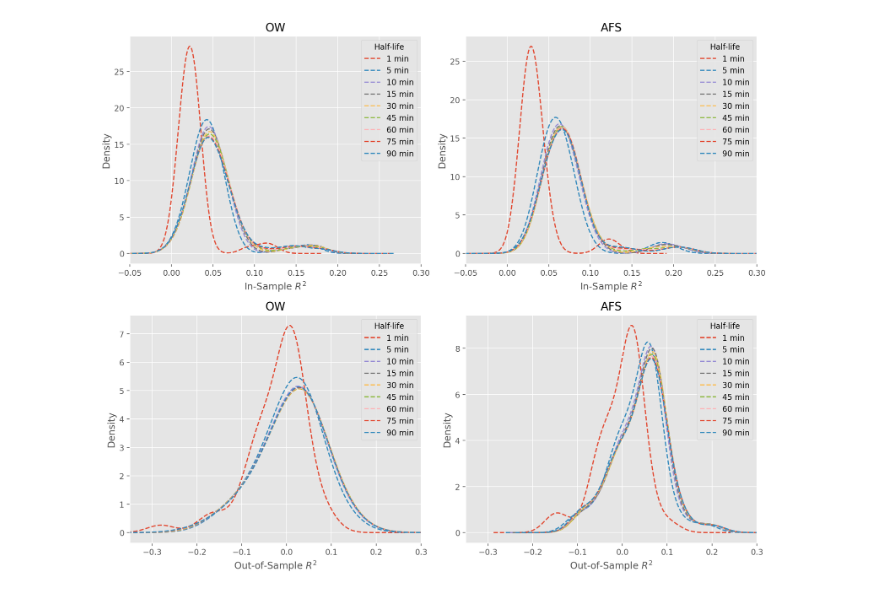
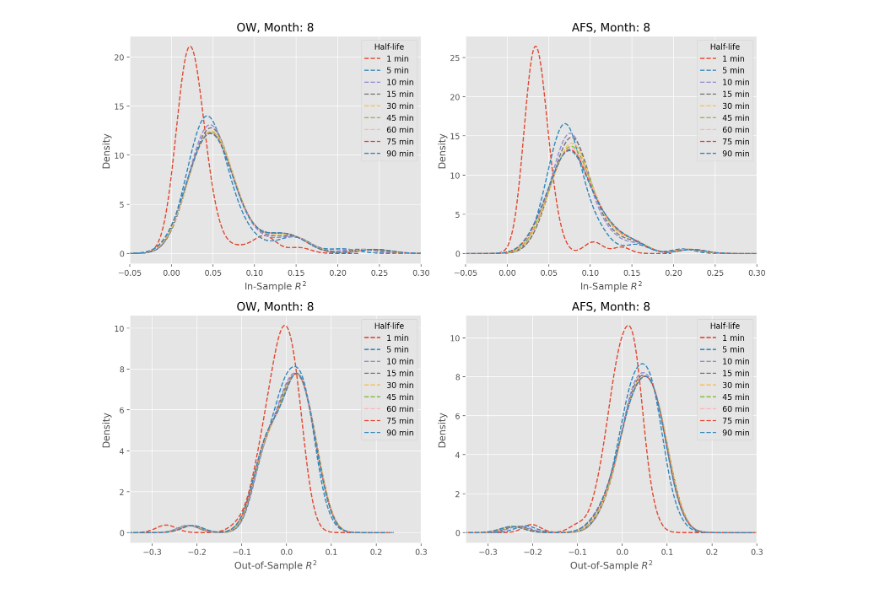
Before and after one commit to kelvin386/QuantTradingProject, a Jupyter notebook: Impact_model_comparisons.ipynb, the cells around one changed output. Cells and saved outputs as stored; diff of their text form; code cells hidden in the pictures.

```diff
--- a/Impact_model_comparisons.ipynb
+++ b/Impact_model_comparisons.ipynb
@@ -7,49 +7,50 @@ plt.style.use('ggplot')
 # retina
 %config InlineBackend.figure_format = 'retina'
 # %%
+in_sample_month = 8
 # read ow_rsq_table, afs_rsq_table, ow_summary, afs_summary
-with open("./impact_model_summary/ow_rsq_table.pkl", 'rb') as f:
+with open("./impact_model_summary/ow_rsq_table_" + str(in_sample_month) +".pkl", 'rb') as f:
     ow_rsq_table = pickle.load(f)
-with open("./impact_model_summary/ow_summary.pkl", 'rb') as f:
+with open("./impact_model_summary/ow_summary_" + str(in_sample_month) +".pkl", 'rb') as f:
     ow_summary = pickle.load(f)
-with open("./impact_model_summary/afs_rsq_table.pkl", 'rb') as f:
+with open("./impact_model_summary/afs_rsq_table_" + str(in_sample_month) +".pkl", 'rb') as f:
     afs_rsq_table = pickle.load(f)
-with open("./impact_model_summary/afs_summary.pkl", 'rb') as f:
+with open("./impact_model_summary/afs_summary_" + str(in_sample_month) +".pkl", 'rb') as f:
     afs_summary = pickle.load(f)
 # %%
 fig, ax = plt.subplots(2, 2, figsize=(12,10))
 xlim = (0, 0.3)
 # ow
 rsq_table = ow_rsq_table
 half_life_list = rsq_table['half_life'].unique()
 for i in range(len(half_life_list)):
     half_life = half_life_list[i]
     is_rsq = rsq_table[rsq_table['half_life'] == half_life]['is_rsq']
     oos_rsq = rsq_table[rsq_table['half_life'] == half_life]['oos_rsq']
     is_rsq.plot.kde(ls='--', xlim=(-0.05, 0.3), lw=1.5, label=f'{half_life/60:.0f} min', ax=ax[0,0])
     oos_rsq.plot.kde(ls='--', xlim=(-0.35, 0.3), lw=1.5, label=f'{half_life/60:.0f} min', ax=ax[1,0])
 ax[0,0].set_xlabel('In-Sample $R^2$')
 ax[0,0].legend(title='Half-life')
-ax[0,0].set_title('OW')
+ax[0,0].set_title('OW, Month: ' + str(in_sample_month))
 ax[1,0].set_xlabel('Out-of-Sample $R^2$')
 ax[1,0].legend(title='Half-life')
-ax[1,0].set_title('OW')
+ax[1,0].set_title('OW, Month: ' + str(in_sample_month))
 # afs
 rsq_table = afs_rsq_table
 half_life_list = rsq_table['half_life'].unique()
 for i in range(len(half_life_list)):
     half_life = half_life_list[i]
     is_rsq = rsq_table[rsq_table['half_life'] == half_life]['is_rsq']
     oos_rsq = rsq_table[rsq_table['half_life'] == half_life]['oos_rsq']
     is_rsq.plot.kde(ls='--', xlim=(-0.05, 0.3), lw=1.5, label=f'{half_life/60:.0f} min', ax=ax[0,1])
     oos_rsq.plot.kde(ls='--', xlim=(-0.35, 0.3), lw=1.5, label=f'{half_life/60:.0f} min', ax=ax[1,1])
 ax[0,1].set_xlabel('In-Sample $R^2$')
 ax[0,1].legend(title='Half-life')
-ax[0,1].set_title('AFS')
+ax[0,1].set_title('AFS, Month: ' + str(in_sample_month))
 ax[1,1].set_xlabel('Out-of-Sample $R^2$')
 ax[1,1].legend(title='Half-life')
-ax[1,1].set_title('AFS')
+ax[1,1].set_title('AFS, Month: ' + str(in_sample_month))
 plt.tight_layout()
-plt.savefig('./Plots/ow_afs_rsq.png', dpi=250)
+# plt.savefig("./Plots/ow_afs_rsq_" + str(in_sample_month) +".png", dpi=250)
 # %% [output]
-[figure, old version]
+[figure, new version]
```
Also changed, not shown: 13 other files.
